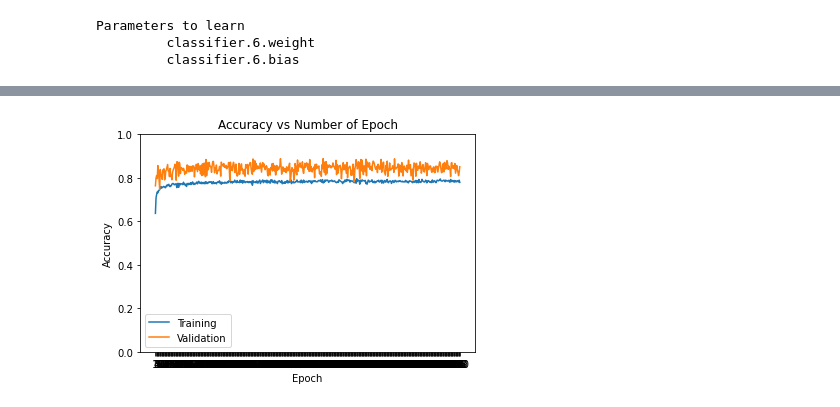
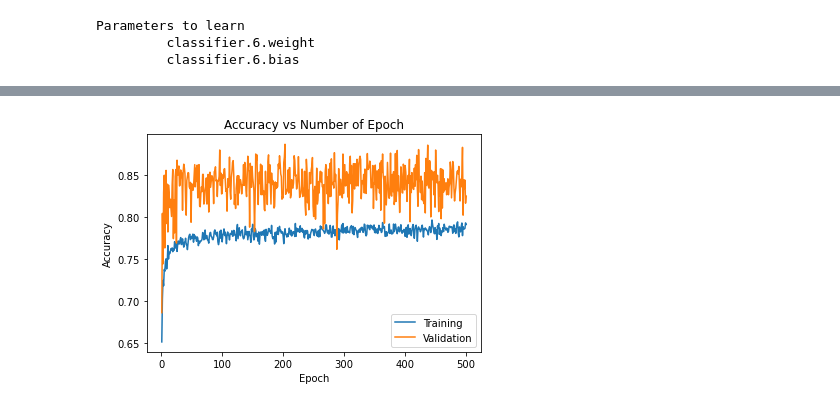
Before and after one commit to Sangeevan/Pesticides_Prescription_For_Leaf_Diseases_Of_Crops, a Jupyter notebook: Model_Training_Pesticides_Prescription_For_Leaf_Diseases_Of_Crops.ipynb, the cells around one changed output, grey strips where cells are left out. Saved outputs shown, nothing was run; the diff lists cells and outputs as text; code cells hidden in the pictures.

Commit message:
Model Training

```diff
--- a/Model_Training_Pesticides_Prescription_For_Leaf_Diseases_Of_Crops.ipynb
+++ b/Model_Training_Pesticides_Prescription_For_Leaf_Diseases_Of_Crops.ipynb
@@ -133,6 +133,8 @@ def train_model(model, dataloaders, criterion, optimizer, num_epochs=500):
 
     val_acc_history = []
     train_acc_history = []
+    val_loss_history = []
+    train_loss_history = []
 
     best_model_wts = copy.deepcopy(model.state_dict())
     best_acc = 0.0
@@ -179,8 +181,10 @@ def train_model(model, dataloaders, criterion, optimizer, num_epochs=500):
                 best_model_wts = copy.deepcopy(model.state_dict())
             if phase == 'val':
                 val_acc_history.append(epoch_acc)
+                val_loss_history.append(epoch_loss)
             else:
                 train_acc_history.append(epoch_acc)
+                train_loss_history.append(epoch_loss)
 
         print()
 
@@ -191,11 +195,11 @@ def train_model(model, dataloaders, criterion, optimizer, num_epochs=500):
     print('-' * 35)
 
     model.load_state_dict(best_model_wts)
-    return model, val_acc_history, train_acc_history
+    return model, val_acc_history, train_acc_history, val_loss_history, train_loss_history
 
 criterion = nn.CrossEntropyLoss()
 
-model_ft, val_hist, train_hist = train_model(model_ft, dataloaders_dict, criterion, optimizer_ft, num_epochs=num_epochs)
+model_ft, val_acc_hist, train_acc_hist, val_loss_hist, train_loss_hist = train_model(model_ft, dataloaders_dict, criterion, optimizer_ft, num_epochs=num_epochs)
 # %% [output]
 Epoch: 1/500
 ------------------------------
@@ -217,14 +221,13 @@ Best validation accuracy: 0.888480
 # %%
 # Getting the learning process history in graph
 
 plt.title("Accuracy vs Number of Epoch")
 plt.xlabel("Epoch")
 plt.ylabel("Accuracy")
-plt.plot(range(1,num_epochs+1),train_hist,label="Training")
-plt.plot(range(1,num_epochs+1),val_hist,label="Validation")
-plt.ylim((0,1.))
-plt.xticks(np.arange(1, num_epochs+1, 1.0))
+plt.plot(range(1,num_epochs+1),train_acc_hist,label="Training")
+plt.plot(range(1,num_epochs+1),val_acc_hist,label="Validation")
+plt.xticks(np.arange(0, num_epochs+1, 100))
 plt.legend()
 plt.show()
 # %% [output]
-[figure, old version]
+[figure, new version]
```
Also changed, not shown: parts of 2 cells of this notebook, 1 other file.
